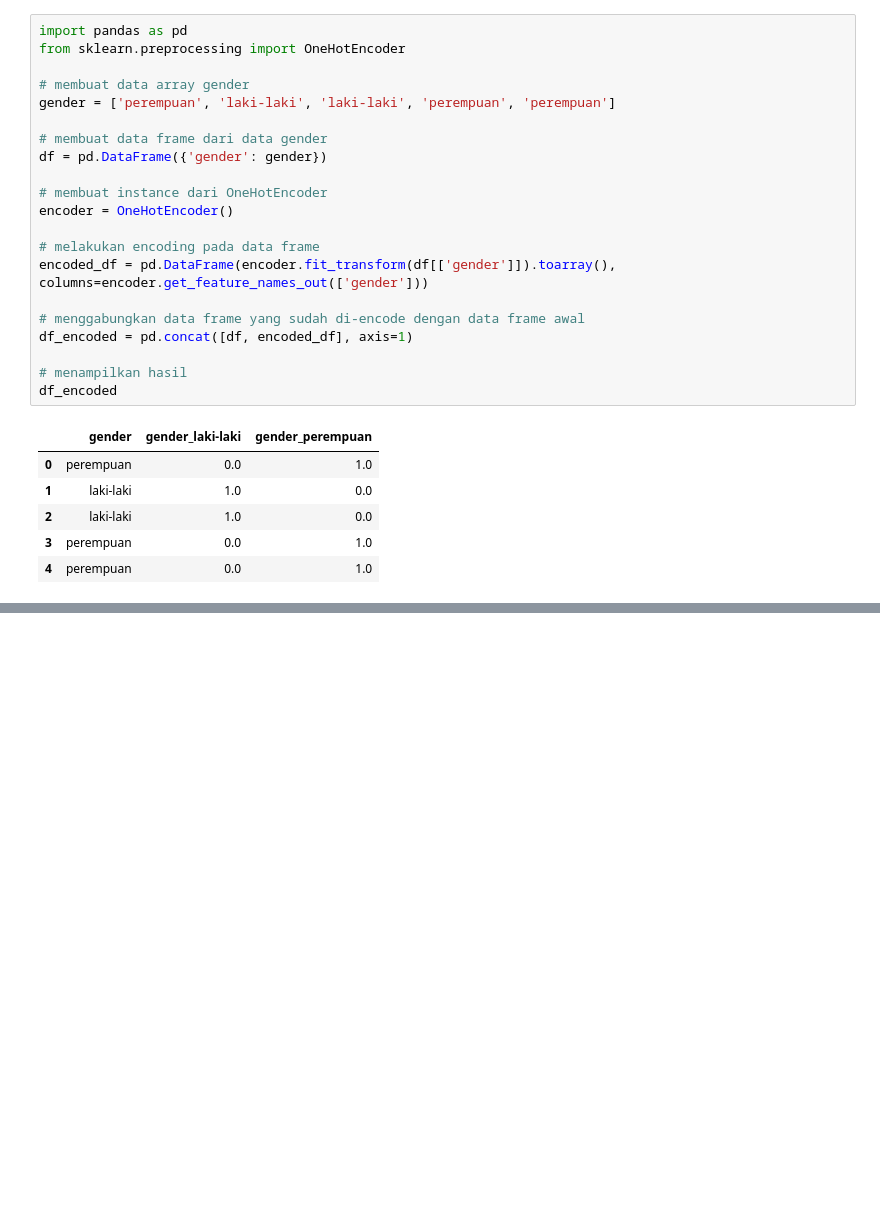
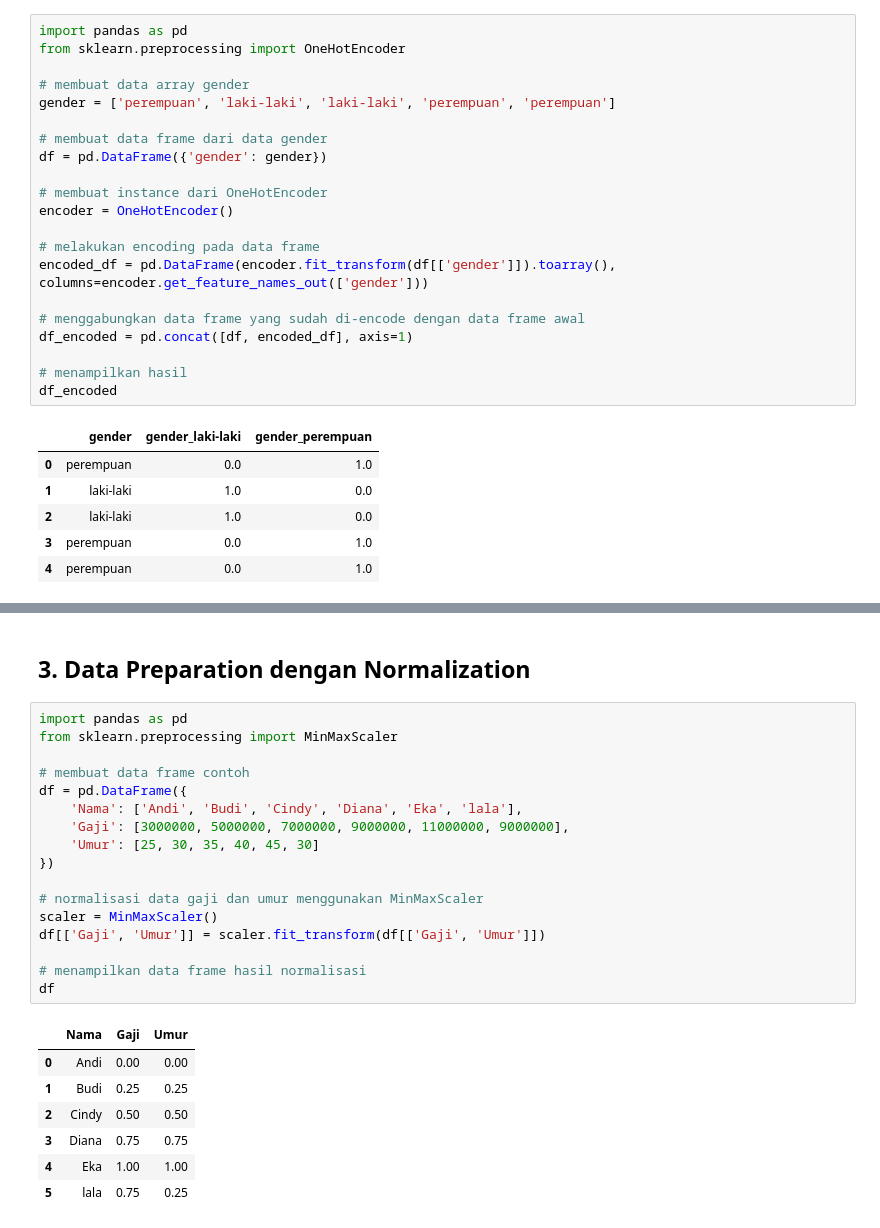
Before and after one commit to azkbrqlna/2025-AI-Praktikum, a Jupyter notebook: Jobsheet7.ipynb, the cells around one changed output, grey strips where cells are left out. Drawn from its saved outputs; the diff is of its cells as text; blank space fills up the shorter version.

Commit message:
add : Pembuatan data set

```diff
--- a/Jobsheet7.ipynb
+++ b/Jobsheet7.ipynb
@@ -34,0 +66,27 @@ df_encoded
+# %% [markdown]
+## 3.	Data Preparation dengan Normalization
+# %%
+import pandas as pd
+from sklearn.preprocessing import MinMaxScaler
+
+# membuat data frame contoh
+df = pd.DataFrame({
+    'Nama': ['Andi', 'Budi', 'Cindy', 'Diana', 'Eka', 'lala'],
+    'Gaji': [3000000, 5000000, 7000000, 9000000, 11000000, 9000000],
+    'Umur': [25, 30, 35, 40, 45, 30]
+})
+
+# normalisasi data gaji dan umur menggunakan MinMaxScaler
+scaler = MinMaxScaler()
+df[['Gaji', 'Umur']] = scaler.fit_transform(df[['Gaji', 'Umur']])
+
+# menampilkan data frame hasil normalisasi
+df
+# %% [output]
+|  | Nama | Gaji | Umur |
+| 0 | Andi | 0.00 | 0.00 |
+| 1 | Budi | 0.25 | 0.25 |
+| 2 | Cindy | 0.50 | 0.50 |
+| 3 | Diana | 0.75 | 0.75 |
+| 4 | Eka | 1.00 | 1.00 |
+| 5 | lala | 0.75 | 0.25 |
```
Also changed, not shown: parts of 8 cells of this notebook.
